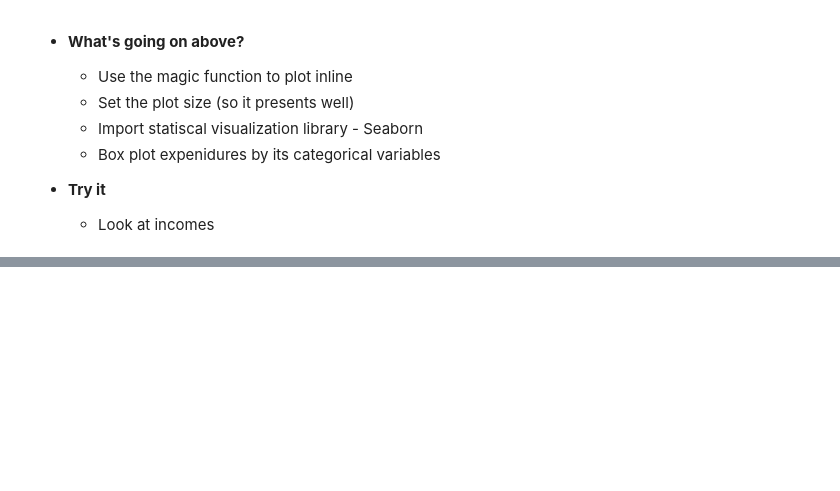
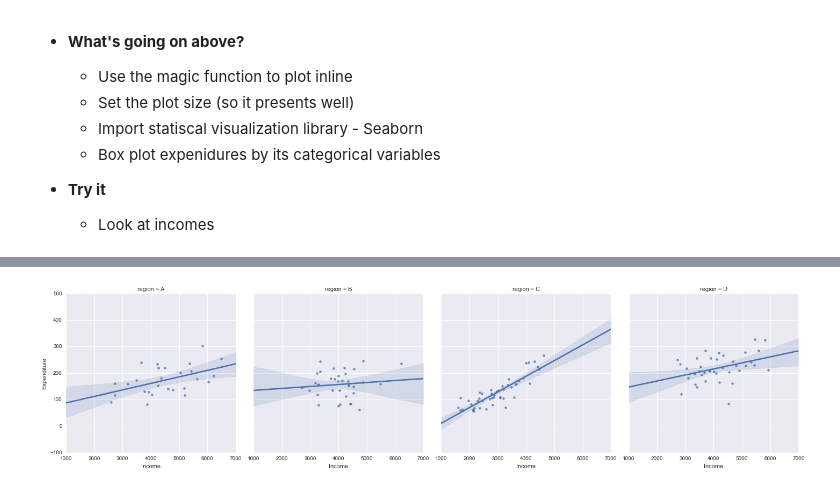
Before and after one commit to dreyco676/cc7_jupyter_nb, a Jupyter notebook: Presentation.ipynb, the cells around one changed output, grey strips where cells are left out. Saved outputs shown, nothing was run; the diff lists cells and outputs as text; code cells hidden in the pictures; blank space fills up the shorter version.

```diff
--- a/Presentation.ipynb
+++ b/Presentation.ipynb
@@ -152,0 +148,4 @@ ax = sns.interactplot(x1='Income', y='Expenditure', data=df)
+# %%
+ax = sns.lmplot(x="Income", y="Expenditure", col="region", data=df)
+# %% [output]
+[figure, added]
```
Also changed, not shown: parts of 7 cells of this notebook.
